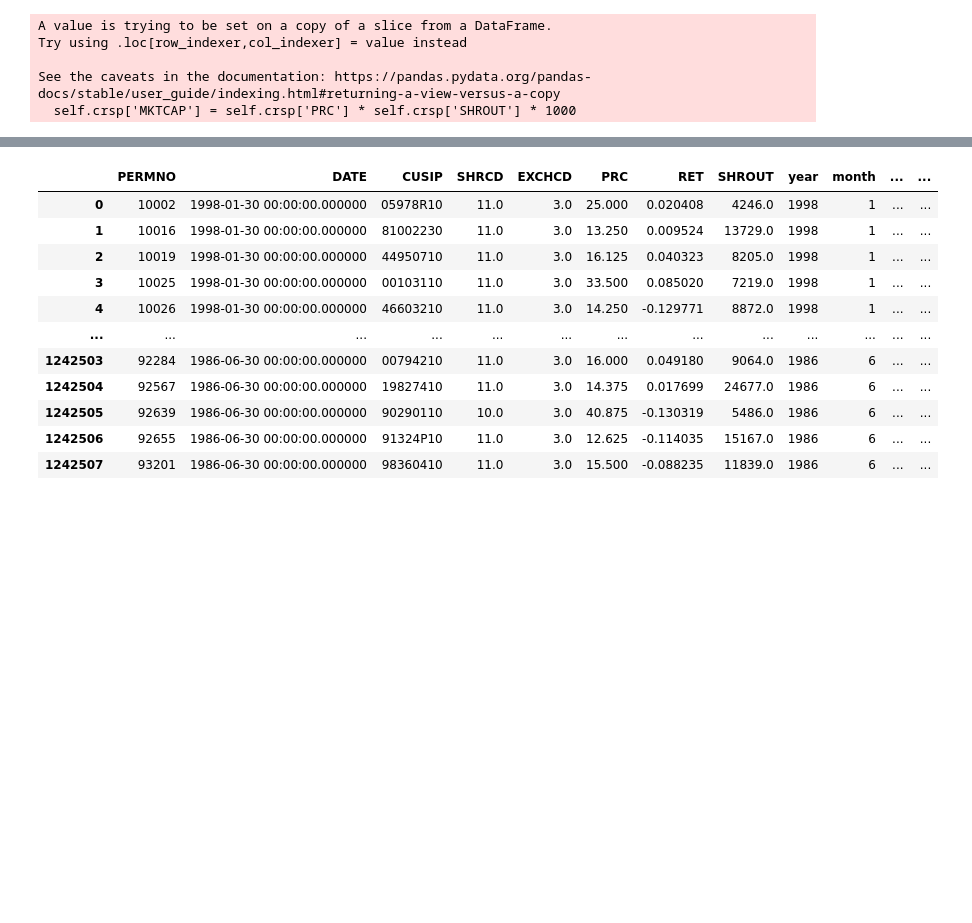
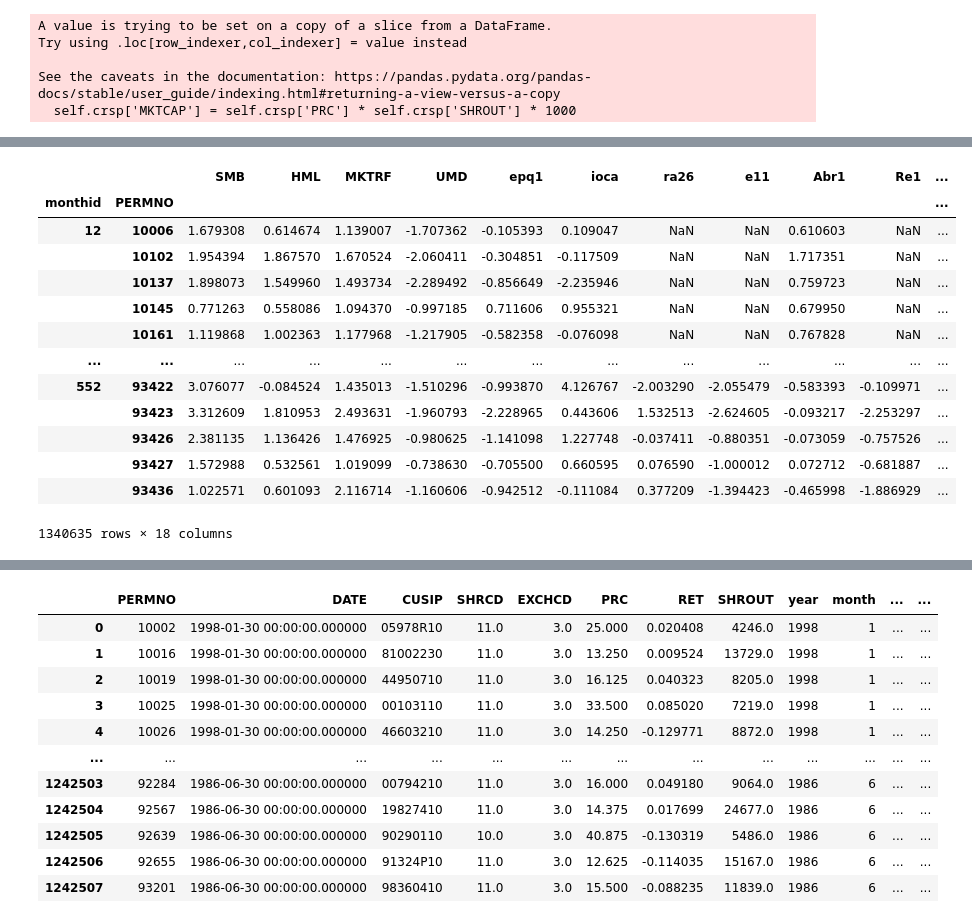
Before and after one commit to yiyun-sj/factor-trading, a Jupyter notebook: factor-trading.ipynb, the cells around one changed output, grey strips where cells are left out. Saved outputs shown, nothing was run; the diff lists cells and outputs as text; code cells hidden in the pictures; blank space fills up the shorter version.

```diff
--- a/factor-trading.ipynb
+++ b/factor-trading.ipynb
@@ -996,0 +1080,58 @@ See the caveats in the documentation: https://pandas.pydata.org/pandas-docs/stab
+# %%
+# rolling_exposures = pd.read_parquet("rolling_betas.parquet")
+
+# Calculate rolling exposures
+# copied from ml
+def calculate_rolling_betas(stock_returns: pd.DataFrame, factor_returns: pd.DataFrame, lookback=36, min_periods=12):
+    """Calculate rolling betas for each stock against each factor individually.
+
+    Args:
+        stock_returns (pd.DataFrame): _description_
+        factor_returns (pd.DataFrame): _description_
+        lookback (int, optional): _description_. Defaults to 36.
+        min_periods (int, optional): _description_. Defaults to 12.
+
+    Returns:
+        _type_: _description_
+    """
+    assert (stock_returns.index == factor_returns.index).all()
+
+    betas = {}
+
+    rolling_returns = stock_returns.rolling(lookback, min_periods=min_periods)  # returns in shape (rows=monthid, cols=stock)
+
+    for f in factor_returns:
+        print(f"Computing exposures for {f}...")
+
+        factor_return_series = factor_returns[f]
+
+        # beta = cov(stock_return, factor_return) / factor_return.var()
+        rolling_cov = rolling_returns.cov(factor_return_series)
+        rolling_betas = rolling_cov.div(factor_return_series.rolling(lookback, min_periods=min_periods).var(), axis=0)
+        betas[f] = rolling_betas.stack()
+
+    print(f"Completed all regressions, joining results")
+    all_betas = pd.concat(betas.values(), axis=1)
+    all_betas.columns = betas.keys()
+    return all_betas
+# %%
+rolling_exposures = calculate_rolling_betas(returns, factors, lookback=36, min_periods=12)
+
+# rolling_exposures = pd.read_parquet("rolling_betas.parquet")
+# %%
+rolling_exposures
+# %% [output]
+|  |  | SMB | HML | MKTRF | UMD | epq1 | ioca | ra26 | e11 | Abr1 | Re1 | ... |
+| monthid | PERMNO |  |  |  |  |  |  |  |  |  |  | ... |
+| 12 | 10006 | 1.679308 | 0.614674 | 1.139007 | -1.707362 | -0.105393 | 0.109047 | NaN | NaN | 0.610603 | NaN | ... |
+|  | 10102 | 1.954394 | 1.867570 | 1.670524 | -2.060411 | -0.304851 | -0.117509 | NaN | NaN | 1.717351 | NaN | ... |
+|  | 10137 | 1.898073 | 1.549960 | 1.493734 | -2.289492 | -0.856649 | -2.235946 | NaN | NaN | 0.759723 | NaN | ... |
+|  | 10145 | 0.771263 | 0.558086 | 1.094370 | -0.997185 | 0.711606 | 0.955321 | NaN | NaN | 0.679950 | NaN | ... |
+|  | 10161 | 1.119868 | 1.002363 | 1.177968 | -1.217905 | -0.582358 | -0.076098 | NaN | NaN | 0.767828 | NaN | ... |
+| ... | ... | ... | ... | ... | ... | ... | ... | ... | ... | ... | ... | ... |
+| 552 | 93422 | 3.076077 | -0.084524 | 1.435013 | -1.510296 | -0.993870 | 4.126767 | -2.003290 | -2.055479 | -0.583393 | -0.109971 | ... |
+|  | 93423 | 3.312609 | 1.810953 | 2.493631 | -1.960793 | -2.228965 | 0.443606 | 1.532513 | -2.624605 | -0.093217 | -2.253297 | ... |
+|  | 93426 | 2.381135 | 1.136426 | 1.476925 | -0.980625 | -1.141098 | 1.227748 | -0.037411 | -0.880351 | -0.073059 | -0.757526 | ... |
+|  | 93427 | 1.572988 | 0.532561 | 1.019099 | -0.738630 | -0.705500 | 0.660595 | 0.076590 | -1.000012 | 0.072712 | -0.681887 | ... |
+|  | 93436 | 1.022571 | 0.601093 | 2.116714 | -1.160606 | -0.942512 | -0.111084 | 0.377209 | -1.394423 | -0.465998 | -1.886929 | ... |
+1340635 rows × 18 columns
```
Also changed, not shown: parts of 12 cells of this notebook.
